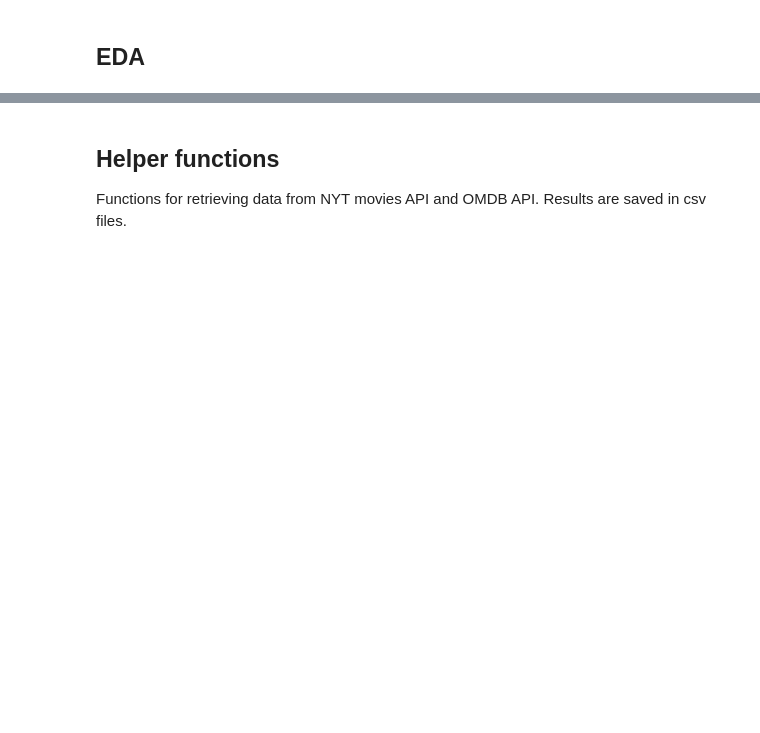
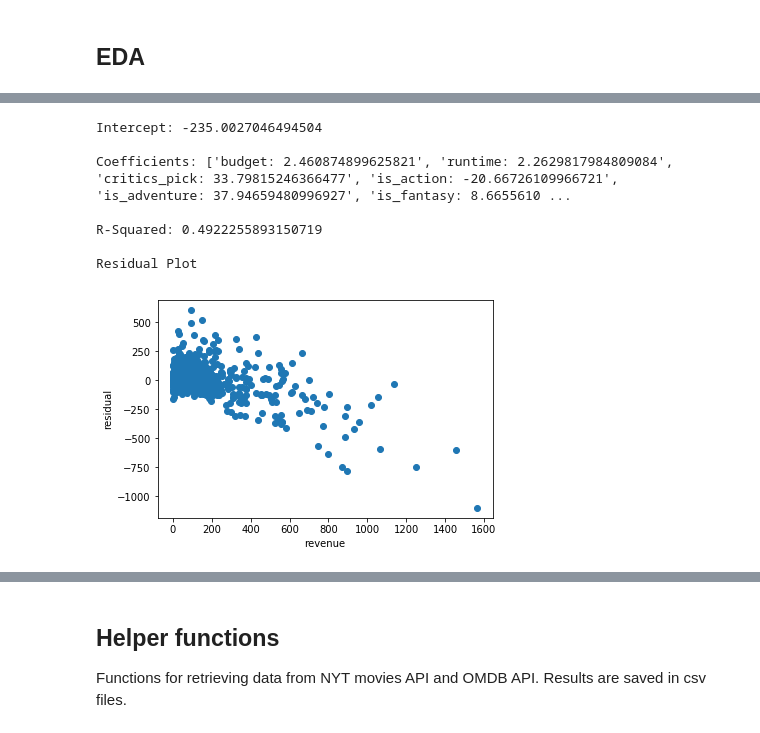
Before and after one commit to stephengou/Predictive-Model-Of-Movie-Revenues, a Jupyter notebook: Predictive_Model_Of_Movie_Revenue.ipynb, the cells around one changed output, grey strips where cells are left out. Drawn from its saved outputs; the diff is of its cells as text; code cells hidden in the pictures; blank space fills up the shorter version.

```diff
--- a/Predictive_Model_Of_Movie_Revenue.ipynb
+++ b/Predictive_Model_Of_Movie_Revenue.ipynb
@@ -267,0 +515,13 @@ strong multicollinearity or other numerical problems.
+# %%
+ridge_model = linear_model.Ridge(alpha=0.5)
+ridge_model.fit(x_train,y_train)
+evaluate_model(ridge_model, x_test,y_test)
+# %% [output]
+Intercept: -235.0027046494504
+
+Coefficients: ['budget: 2.460874899625821', 'runtime: 2.2629817984809084', 'critics_pick: 33.79815246366477', 'is_action: -20.66726109966721', 'is_adventure: 37.94659480996927', 'is_fantasy: 8.6655610 ...
+
+R-Squared: 0.4922255893150719
+
+Residual Plot
+[figure, added]
```
Also changed, not shown: parts of 31 cells of this notebook, 6 other files.
